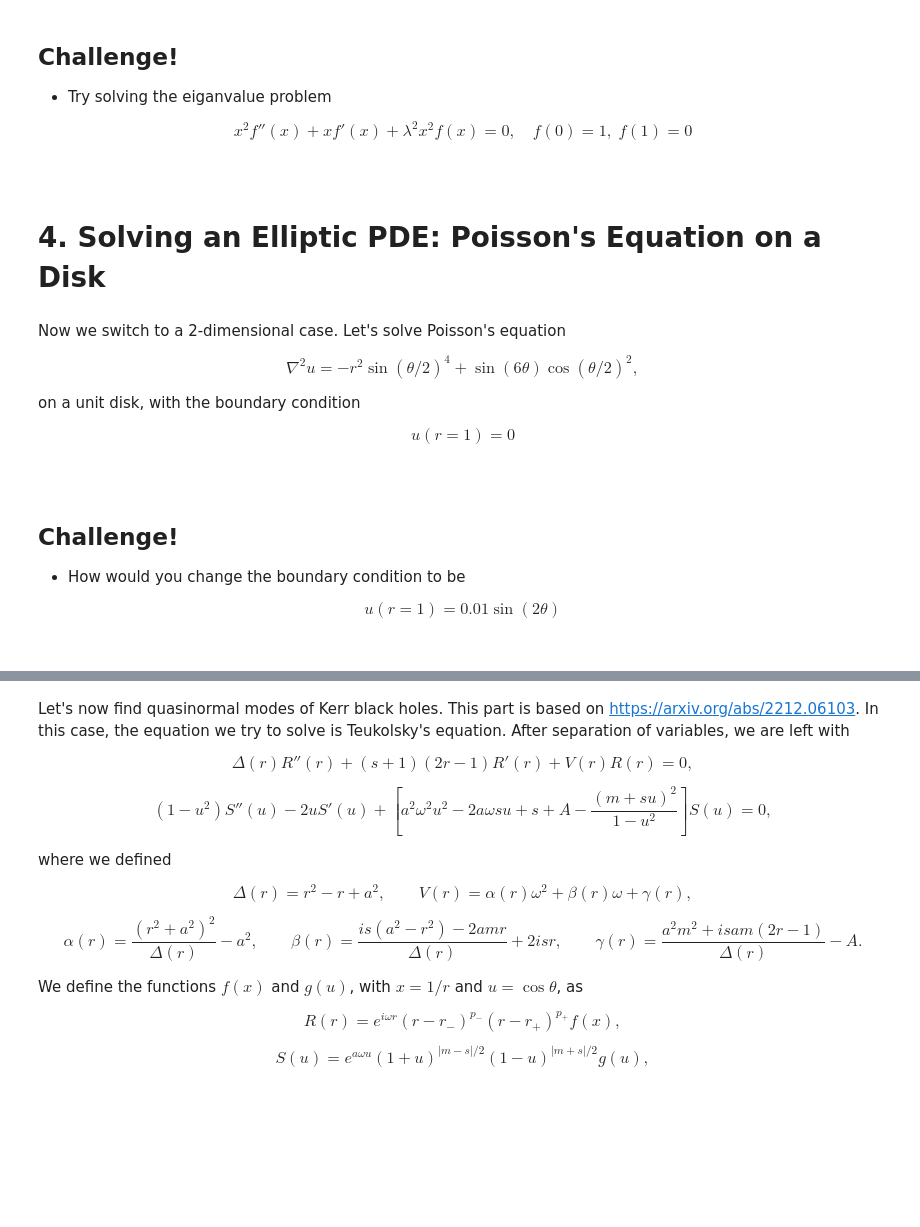
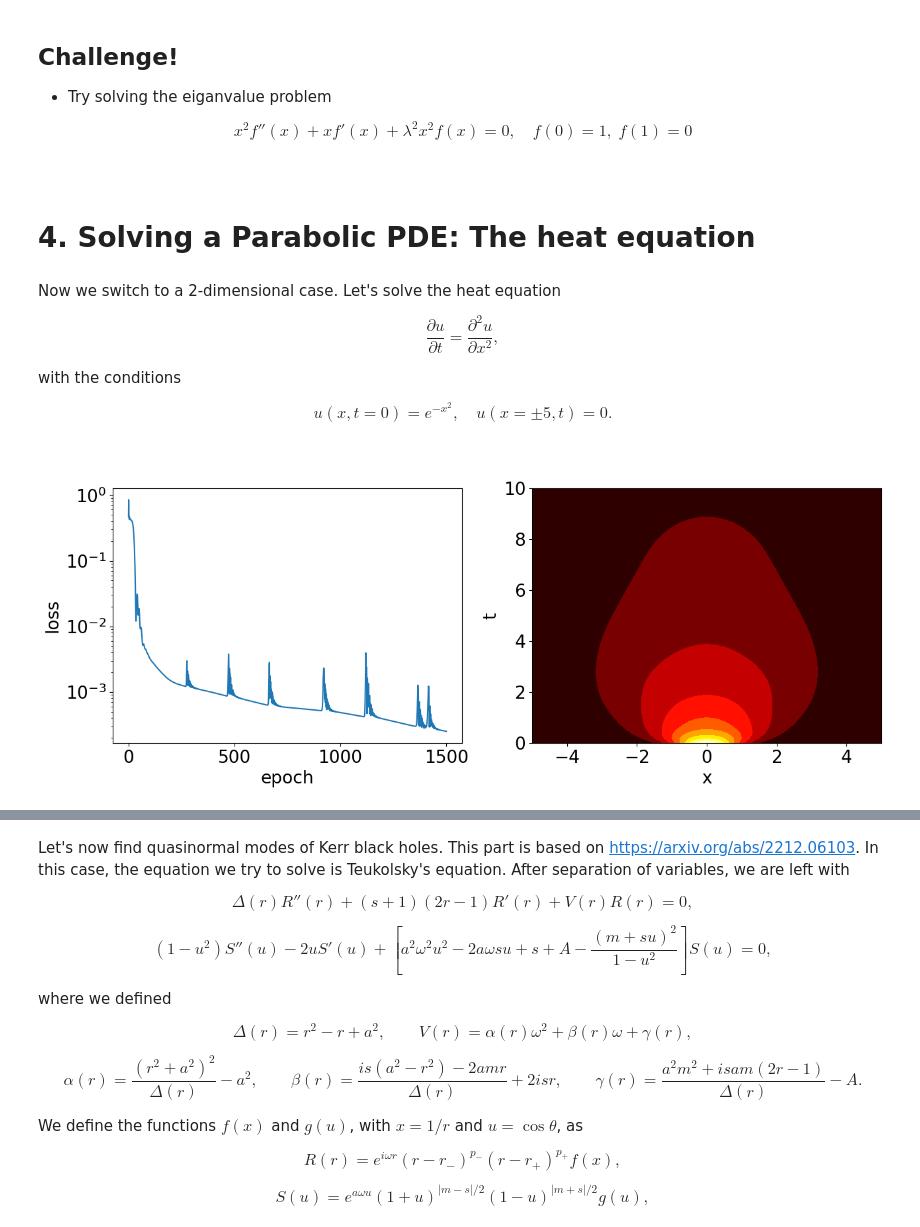
Before and after one commit to raimonluna/MachineLearningForStrongGravity, a Jupyter notebook: Lecture1_Physics_Informed_Neural_Networks.ipynb, the cells around one changed output, grey strips where cells are left out. Cells and saved outputs as stored; diff of their text form; code cells hidden in the pictures; blank space fills up the shorter version.

```diff
--- a/Lecture1_Physics_Informed_Neural_Networks.ipynb
+++ b/Lecture1_Physics_Informed_Neural_Networks.ipynb
@@ -297,15 +310,15 @@ $$x^2 f''(x) + x f'(x) + \lambda^2 x^2 f(x) = 0, \quad f(0) = 1, \; f(1) = 0$$
 
 <br>
 # %% [markdown]
-# 4. Solving an Elliptic PDE: Poisson's Equation on a Disk
+# 4. Solving a Parabolic PDE: The heat equation
 # %% [markdown]
-Now we switch to a 2-dimensional case. Let's solve Poisson's equation
+Now we switch to a 2-dimensional case. Let's solve the heat equation
 
-$$\nabla^2 u = - r^2 \sin (\theta / 2)^4 + \sin(6\theta) \cos (\theta / 2)^2,$$
+$$\frac{\partial u}{\partial t} = \frac{\partial^2 u}{\partial x^2},$$
 
-on a unit disk, with the boundary condition
+with the conditions
 
-$$u(r=1) = 0$$
+$$u(x, t=0) = e^{-x^2}, \quad u(x = \pm 5, t) = 0.$$
 
 <br>
 # %%
@@ -361,43 +366,45 @@ pde      = PDE()
 pde_loss = PDELoss(pde)
 loss_hist = []
 
-r, th = generate_2Dgrid(0, 1, 0, 2*np.pi, 30)
+x, t = generate_2Dgrid((0, 5), (0, 10), (30, 60))
 optimizer = optim.Adam(pde.parameters(), lr=1e-2)
-scheduler = optim.lr_scheduler.ExponentialLR(optimizer, gamma=(0.1)**(1/5000))
 
 ################## Training and Plotting ##################
 
-fig, (ax1, ax2) = plt.subplots(1,2, figsize = (12, 5));
+%matplotlib inline
+fig, (ax1, ax2) = plt.subplots(1,2, figsize = (15, 5));
 font = {'size'   : 19}
 plt.rc('font', **font)
 
-for it in range(5000):
+for it in range(1501):
     try:
         optimizer.zero_grad()
 
-        loss = pde_loss(r, th)
+        loss = pde_loss(x, t)
         loss_hist.append(loss.cpu().detach().numpy())
 
         loss.backward()
         optimizer.step()
-        scheduler.step()
 
-        if  it %10 == 0:
-            r_plot, th_plot, u_plot = plot_form(r, th, pde(r, th), 30)
+        if  it % 100 == 0:
+            x_plot, t_plot, u_plot = plot_form(x, t, pde(x, t))
 
             ax1.cla()
             ax1.set_xlabel('epoch')
             ax1.set_ylabel('loss')
             ax1.set_yscale('log')
             ax1.plot(loss_hist)
 
             ax2.cla()
             ax2.set_xlabel('x')
-            ax2.set_ylabel('y')
-            ax2.contourf(r_plot * np.cos(th_plot), r_plot * np.sin(th_plot), u_plot)
+            ax2.set_ylabel('t')
+            ax2.contourf(+x_plot, t_plot,  u_plot, np.linspace(-0.01, 1.0, 10), cmap = 'hot')
+            ax2.contourf(-x_plot, t_plot,  u_plot, np.linspace(-0.01, 1.0, 10), cmap = 'hot')
 
             display.display(plt.gcf())
             display.clear_output(wait=True)
 
     except KeyboardInterrupt:
         break
+# %% [output]
+[figure, added]
@@ -417,7 +410,0 @@ ax.plot_wireframe(r_plot * np.cos(th_plot), r_plot * np.sin(th_plot), u_plot);
-# %% [markdown]
-## Challenge!
- - How would you change the boundary condition to be
-
-$$u(r=1) = 0.01 \sin(2\theta)$$
-
-<br>
```
Also changed, not shown: parts of 24 cells of this notebook, 1 other file.
